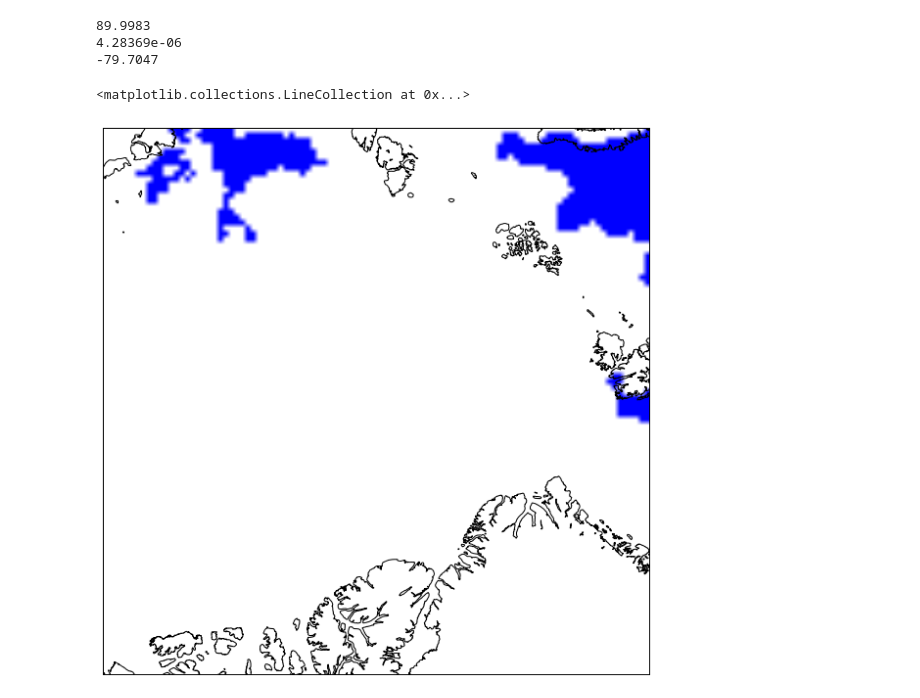
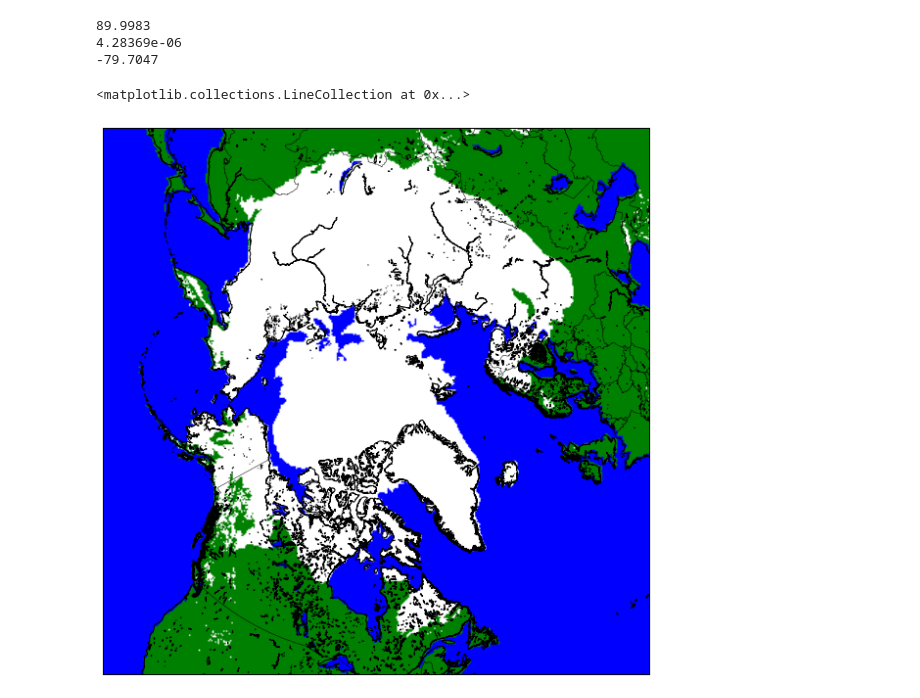
Before and after one commit to DrkSephy/NOAA-Projects, a Jupyter notebook: ims/files/david.ipynb, the cells around one changed output. Cells and saved outputs as stored; diff of their text form; code cells hidden in the pictures.

```diff
--- a/ims/files/david.ipynb
+++ b/ims/files/david.ipynb
@@ -31,16 +31,17 @@ print lons[512, 512]
 # %%
 #1 sea, 2 land,3 sea ice, 4 snow, 0 out of bounds
 bounds = np.unique(im)
 cmap = mcolors.ListedColormap(['red', 'blue', 'green', 'yellow', 'white'])
 norm = mcolors.BoundaryNorm(bounds, cmap.N)
 fig = plt.figure(figsize=(10,10))
 ax = fig.add_subplot(1,1,1)
 
-m = Basemap(projection='npstere', boundinglat=lats[562,512], lon_0=lons[512, 512],resolution='h')
-m.imshow(im[462:562,462:562], cmap=cmap, norm=norm)
+m = Basemap(projection='npstere', boundinglat=lats[712,512], lon_0=lons[512, 512],resolution='h')
+m.imshow(im[312:712,312:712], cmap=cmap, norm=norm)
+x, y = m(lats[612, 512], lons[512, 512])
 m.drawcountries()
 m.drawcoastlines()
 #fig.colorbar(ims)
 # %% [output]
 <matplotlib.collections.LineCollection at 0x...>
-[figure, old version]
+[figure, new version]
```
